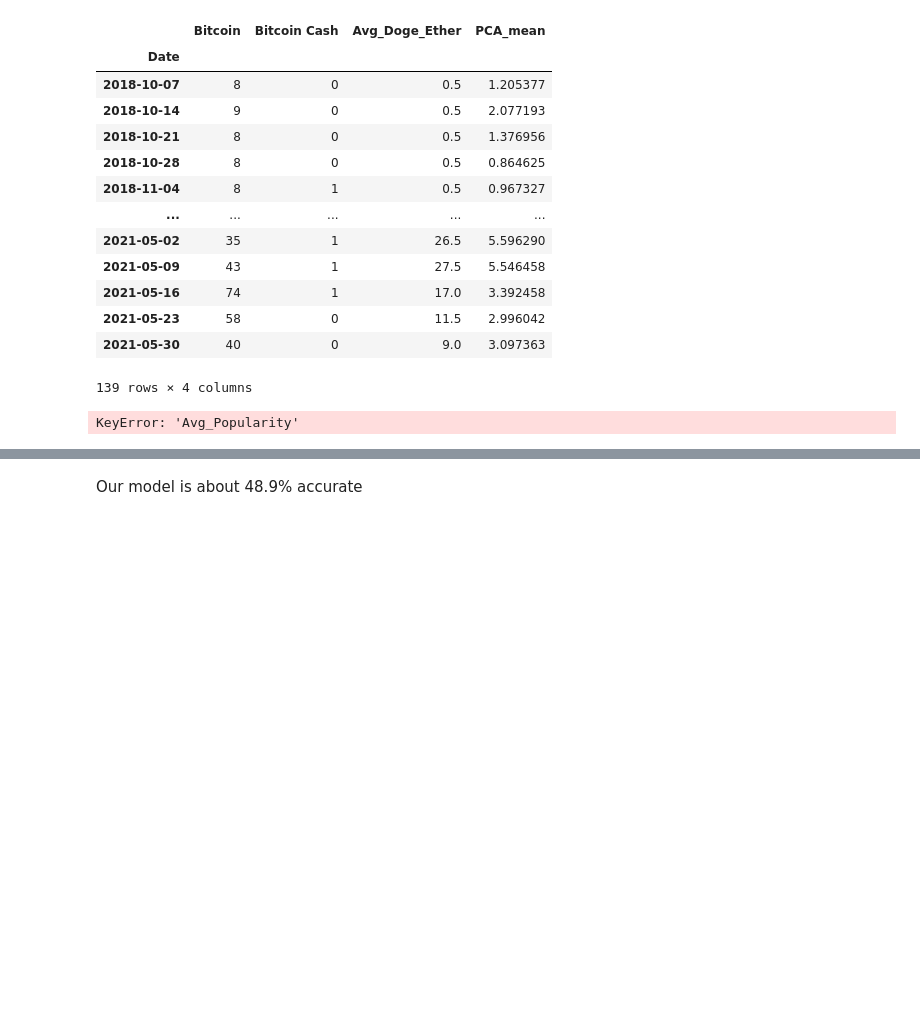
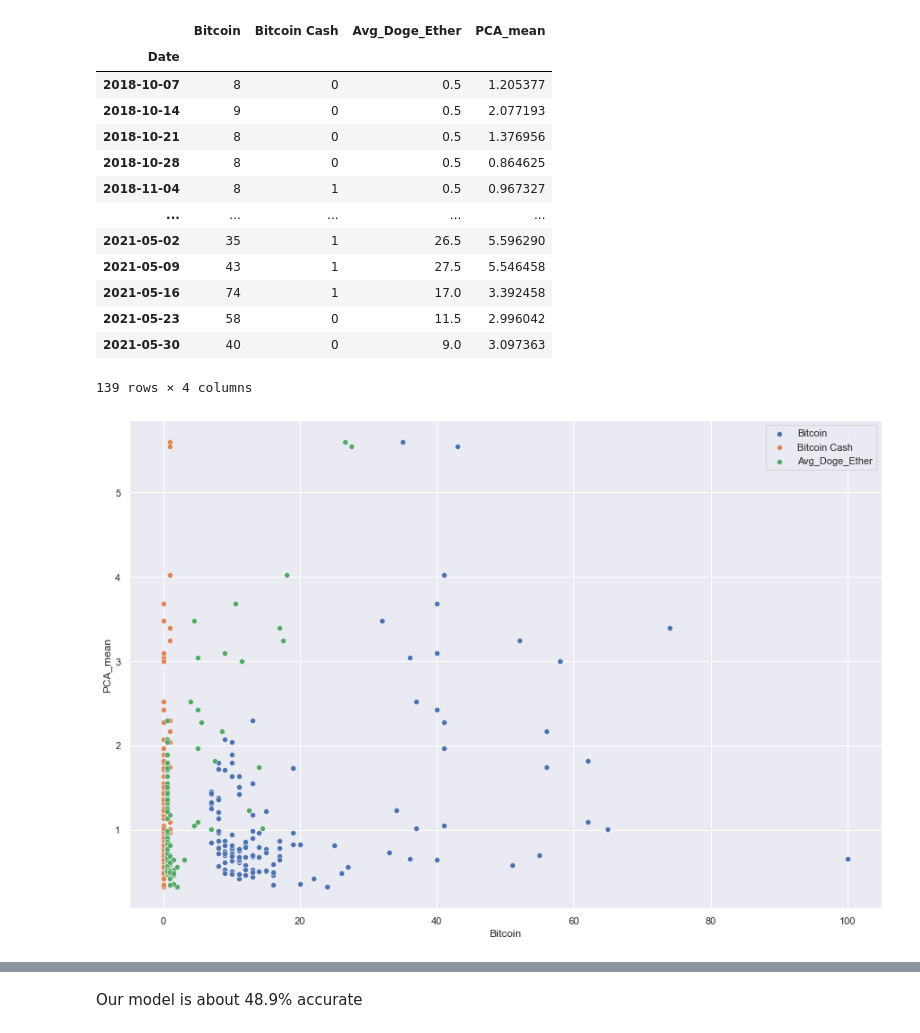
Before and after one commit to kenneykwan/Springboard, a Jupyter notebook: Capstone2-CCI30Index/Capstone2 - CCi30Index Modeling.ipynb, the cells around one changed output, grey strips where cells are left out. Saved outputs shown, nothing was run; the diff lists cells and outputs as text; code cells hidden in the pictures; blank space fills up the shorter version.

```diff
--- a/Capstone2-CCI30Index/Capstone2 - CCi30Index Modeling.ipynb
+++ b/Capstone2-CCI30Index/Capstone2 - CCi30Index Modeling.ipynb
@@ -99,11 +99,13 @@ trends_price
 139 rows × 4 columns
 # %%
 sns.set(rc={'figure.figsize':(15,10)})
-sns.scatterplot(x=trends_price['Avg_Popularity'],y=trends_price['PCA_mean'])
-plt.legend(labels=['Avg_Popularity'])
+sns.scatterplot(x=trends_price['Bitcoin'],y=trends_price['PCA_mean'])
+sns.scatterplot(x=trends_price['Bitcoin Cash'],y=trends_price['PCA_mean'])
+sns.scatterplot(x=trends_price['Avg_Doge_Ether'],y=trends_price['PCA_mean'])
+plt.legend(labels=['Bitcoin', 'Bitcoin Cash', 'Avg_Doge_Ether'])
 plt.show()
 # %% [output]
-KeyError: 'Avg_Popularity'
+[figure, added]
 # %%
 #Create Train Test Spilt
 
```
Also changed, not shown: parts of 10 cells of this notebook.
